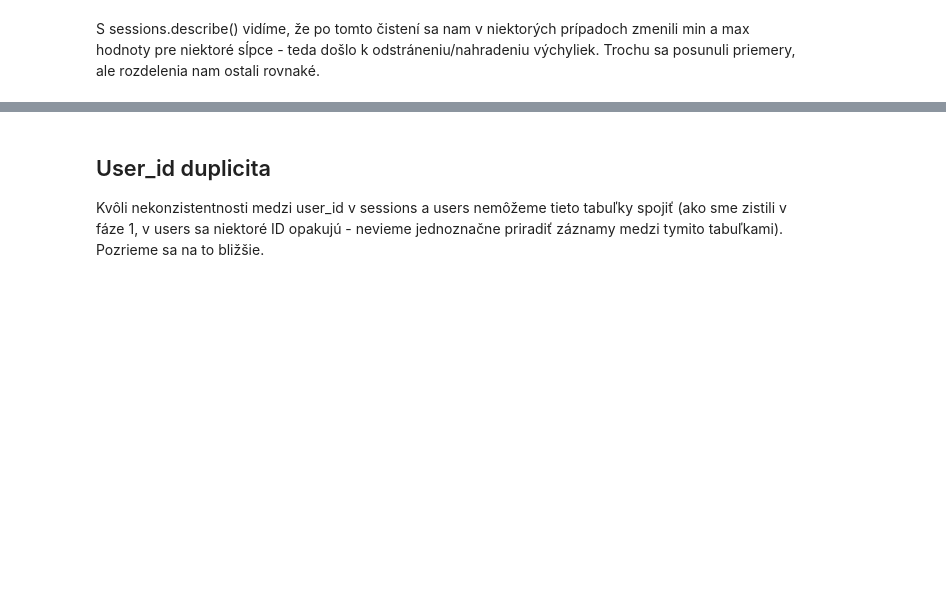
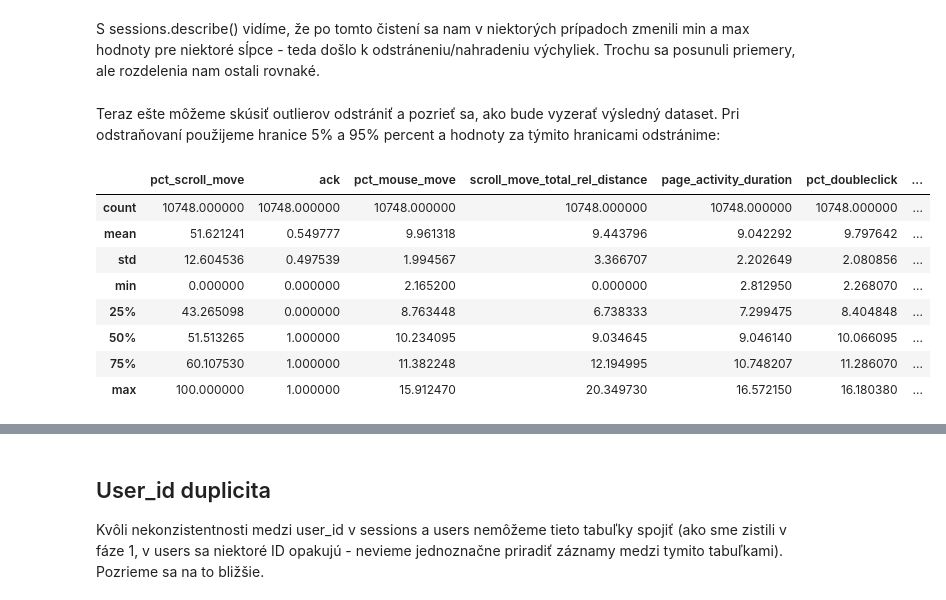
Before and after one commit to JakubGruber90/IAU_project, a Jupyter notebook: phase-2.ipynb, the cells around one changed output, grey strips where cells are left out. Drawn from its saved outputs; the diff is of its cells as text; code cells hidden in the pictures; blank space fills up the shorter version.

```diff
--- a/phase-2.ipynb
+++ b/phase-2.ipynb
@@ -444,3 +537,19 @@ sessions.describe()
 | max | 80.412053 | 1920.000000 | 1.000000 | 13.866308 | 16.662361 | 13.660763 | ... |
 # %% [markdown]
 S sessions.describe() vidíme, že po tomto čistení sa nam v niektorých prípadoch zmenili min a max hodnoty pre niektoré sĺpce - teda došlo k odstráneniu/nahradeniu výchyliek. Trochu sa posunuli priemery, ale rozdelenia nam ostali rovnaké.
+# %% [markdown]
+Teraz ešte môžeme skúsiť outlierov odstrániť a pozrieť sa, ako bude vyzerať výsledný dataset. Pri odstraňovaní použijeme hranice 5% a 95% percent a hodnoty za týmito hranicami odstránime:
+# %%
+session_test_out_drop = sessions_test.copy()
+
+session_test_out_drop.describe()
+# %% [output]
+|  | pct_scroll_move | ack | pct_mouse_move | scroll_move_total_rel_distance | page_activity_duration | pct_doubleclick | ... |
+| count | 10748.000000 | 10748.000000 | 10748.000000 | 10748.000000 | 10748.000000 | 10748.000000 | ... |
+| mean | 51.621241 | 0.549777 | 9.961318 | 9.443796 | 9.042292 | 9.797642 | ... |
+| std | 12.604536 | 0.497539 | 1.994567 | 3.366707 | 2.202649 | 2.080856 | ... |
+| min | 0.000000 | 0.000000 | 2.165200 | 0.000000 | 2.812950 | 2.268070 | ... |
+| 25% | 43.265098 | 0.000000 | 8.763448 | 6.738333 | 7.299475 | 8.404848 | ... |
+| 50% | 51.513265 | 1.000000 | 10.234095 | 9.034645 | 9.046140 | 10.066095 | ... |
+| 75% | 60.107530 | 1.000000 | 11.382248 | 12.194995 | 10.748207 | 11.286070 | ... |
+| max | 100.000000 | 1.000000 | 15.912470 | 20.349730 | 16.572150 | 16.180380 | ... |
```
Also changed, not shown: parts of 29 cells of this notebook.
